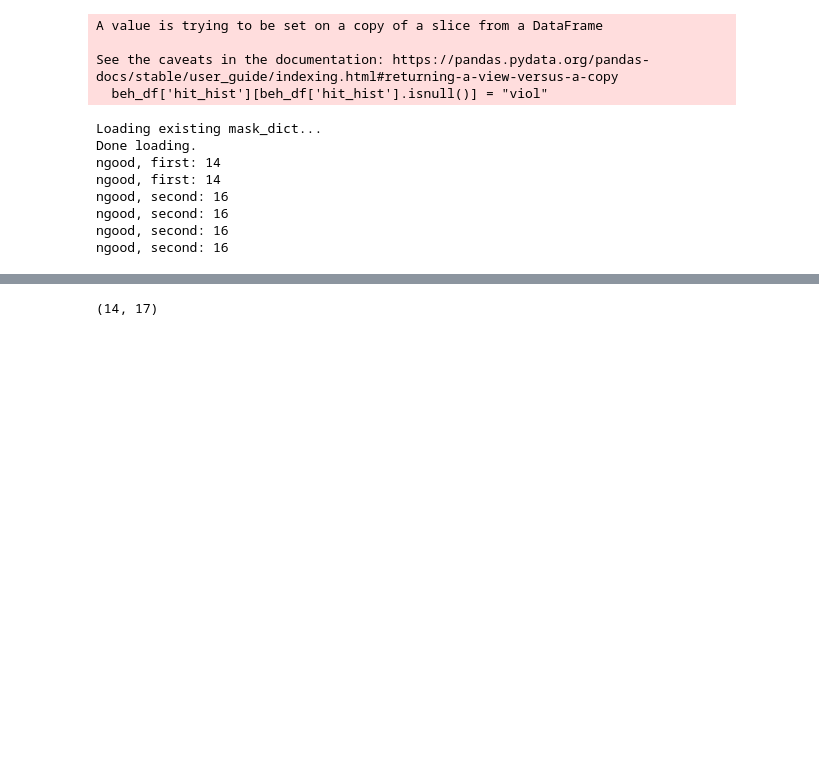
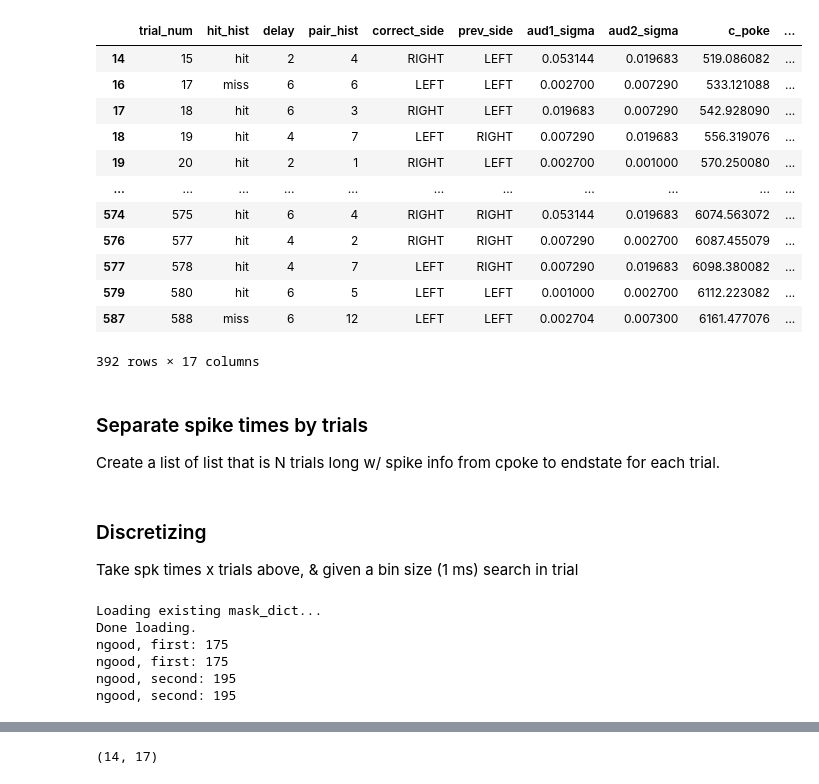
Before and after one commit to Brody-Lab/jbreda_PWM_mPFC_analysis, a Jupyter notebook: W122_08_06_2019_1_fromSD.ipynb, the cells around one changed output, grey strips where cells are left out. Saved outputs shown, nothing was run; the diff lists cells and outputs as text; code cells hidden in the pictures; blank space fills up the shorter version.

Commit message:
working on discretizing spike times across trials for convolution. also added first sound column to df import

```diff
--- a/W122_08_06_2019_1_fromSD.ipynb
+++ b/W122_08_06_2019_1_fromSD.ipynb
@@ -20,7 +23,7 @@ sns.set_context("talk")
 # %%
 # base paths/names
 sess_names = np.load('sess_names.npy')
-sess_name = sess_names[4]
+sess_name = sess_names[3]
 
 base_path  = 'Y:\jbreda\ephys\post_sort_analysis\sorted_pre_bdata'
 beh_mat   = 'protocol_info.mat'
@@ -35,24 +38,23 @@ fig_save_path = os.path.join(os.getcwd(), 'figures', 'neurovis', sess_name)
 
 # load & wrangle
 beh_df, spks_dict = load_and_wrangle(beh_path, spks_path, overwrite=True)
-# %% [output]
-A value is trying to be set on a copy of a slice from a DataFrame
-
-See the caveats in the documentation: https://pandas.pydata.org/pandas-docs/stable/user_guide/indexing.html#returning-a-view-versus-a-copy
-  beh_df['hit_hist'][beh_df['hit_hist'].isnull()] = "viol"
-# %%
-# filter dataframe
-beh_df_d2_h = beh_df[(beh_df['delay'] == 2)
-       & (beh_df['hit_hist'] == 'hit')]
-
-# deal with masking
-bndl_dfs, df_names = deal_with_masking(spks_dict, beh_df_d2_h, sess_path)
-# %% [output]
-Loading existing mask_dict...
-Done loading.
-ngood, first: 14
-ngood, first: 14
-ngood, second: 16
-ngood, second: 16
-ngood, second: 16
-ngood, second: 16
+# %%
+beh_df
+# %% [output]
+|  | trial_num | hit_hist | delay | pair_hist | correct_side | prev_side | aud1_sigma | aud2_sigma | c_poke | ... |
+| 14 | 15 | hit | 2 | 4 | RIGHT | LEFT | 0.053144 | 0.019683 | 519.086082 | ... |
+| 16 | 17 | miss | 6 | 6 | LEFT | LEFT | 0.002700 | 0.007290 | 533.121088 | ... |
+| 17 | 18 | hit | 6 | 3 | RIGHT | LEFT | 0.019683 | 0.007290 | 542.928090 | ... |
+| 18 | 19 | hit | 4 | 7 | LEFT | RIGHT | 0.007290 | 0.019683 | 556.319076 | ... |
+| 19 | 20 | hit | 2 | 1 | RIGHT | LEFT | 0.002700 | 0.001000 | 570.250080 | ... |
+| ... | ... | ... | ... | ... | ... | ... | ... | ... | ... | ... |
+| 574 | 575 | hit | 6 | 4 | RIGHT | RIGHT | 0.053144 | 0.019683 | 6074.563072 | ... |
+| 576 | 577 | hit | 4 | 2 | RIGHT | RIGHT | 0.007290 | 0.002700 | 6087.455079 | ... |
+| 577 | 578 | hit | 4 | 7 | LEFT | RIGHT | 0.007290 | 0.019683 | 6098.380082 | ... |
+| 579 | 580 | hit | 6 | 5 | LEFT | LEFT | 0.001000 | 0.002700 | 6112.223082 | ... |
+| 587 | 588 | miss | 6 | 12 | LEFT | LEFT | 0.002704 | 0.007300 | 6161.477076 | ... |
+392 rows × 17 columns
+# %% [markdown]
+### Separate spike times by trials
+
+Create a list of list that is N trials long w/ spike info from cpoke to endstate for each trial.
@@ -58,0 +93,4 @@ ngood, second: 16
+# %% [markdown]
+### Discretizing
+
+Take spk times x trials above, & given a bin size (1 ms) search in trial
@@ -58,0 +101,9 @@ ngood, second: 16
+# %%
+bndl_dfs, df_names = deal_with_masking(spks_dict, aud1_df, sess_path, 'aud1_no_psycho', 30000)
+# %% [output]
+Loading existing mask_dict...
+Done loading.
+ngood, first: 175
+ngood, first: 175
+ngood, second: 195
+ngood, second: 195
```
Also changed, not shown: parts of 9 cells of this notebook, 1 other file.
